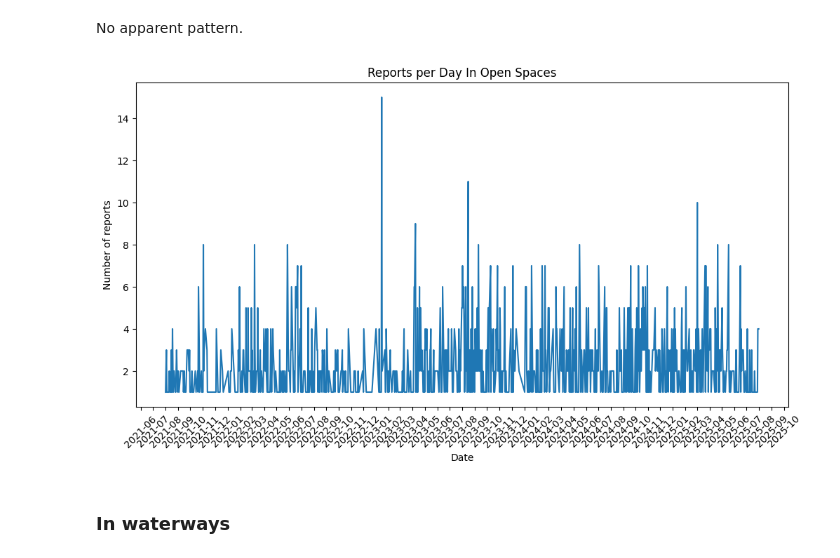
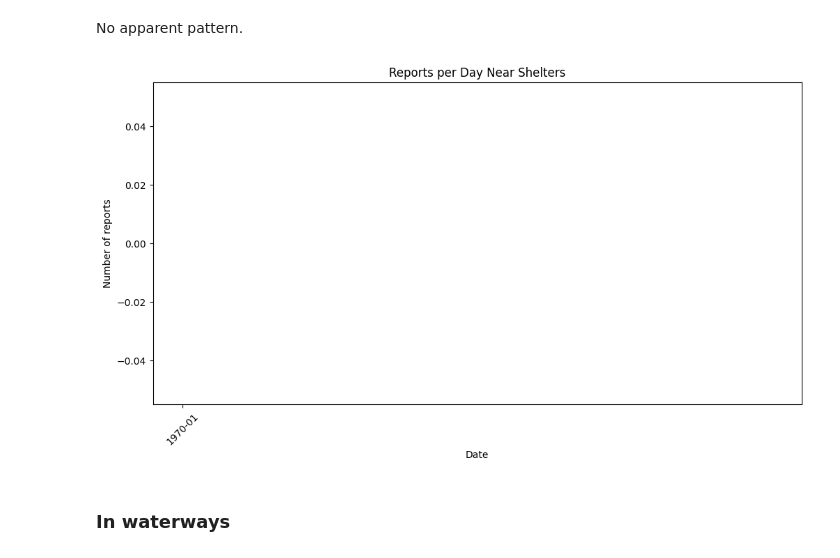
Before and after one commit to glow-27/Homelessness-Hub-311, a Jupyter notebook: temporal_analysis.ipynb, the cells around one changed output. Saved outputs shown, nothing was run; the diff lists cells and outputs as text; code cells hidden in the pictures.

```diff
--- a/temporal_analysis.ipynb
+++ b/temporal_analysis.ipynb
@@ -23,7 +38,7 @@ import pmdarima as pm
 ## Exploration/Plots
 # %%
 # load in data
-reports = gpd.read_file('modified_data/augmented_311.csv')
+reports = gpd.read_file('modified_data/sens_311_inc.csv')
 print(reports.head())
 reports['date_requested'] = pd.to_datetime(reports['date_requested'])
 # %% [output]
@@ -562,22 +1963,22 @@ plt.show()
 # %% [markdown]
 No apparent pattern.
 # %%
-open_space_reports = reports[reports.in_open_space == 1]
+shelter_reports = reports[reports.shelter == 1]
 
-open_space_counts = open_space_reports.groupby('date_requested').size().reset_index(name="n")
-open_space_counts.set_index("date_requested", inplace = True)
+shelter_counts = shelter_reports.groupby('date_requested').size().reset_index(name="n")
+shelter_counts.set_index("date_requested", inplace = True)
 plt.figure(figsize=(12, 6))
-plt.plot(open_space_counts['n'])
+plt.plot(shelter_counts['n'])
 plt.xlabel("Date")
 plt.ylabel("Number of reports")
-plt.title("Reports per Day In Open Spaces")
+plt.title("Reports per Day Near Shelters")
 
 plt.gca().xaxis.set_major_formatter(mdates.DateFormatter('%Y-%m'))
 plt.gca().xaxis.set_major_locator(mdates.MonthLocator(interval=1))
 plt.xticks(rotation=45)
 plt.show()
 # %% [output]
-[figure, old version]
+[figure, new version]
 # %% [markdown]
 ### In waterways
 # %% [markdown]
```
Also changed, not shown: parts of 203 cells of this notebook.
